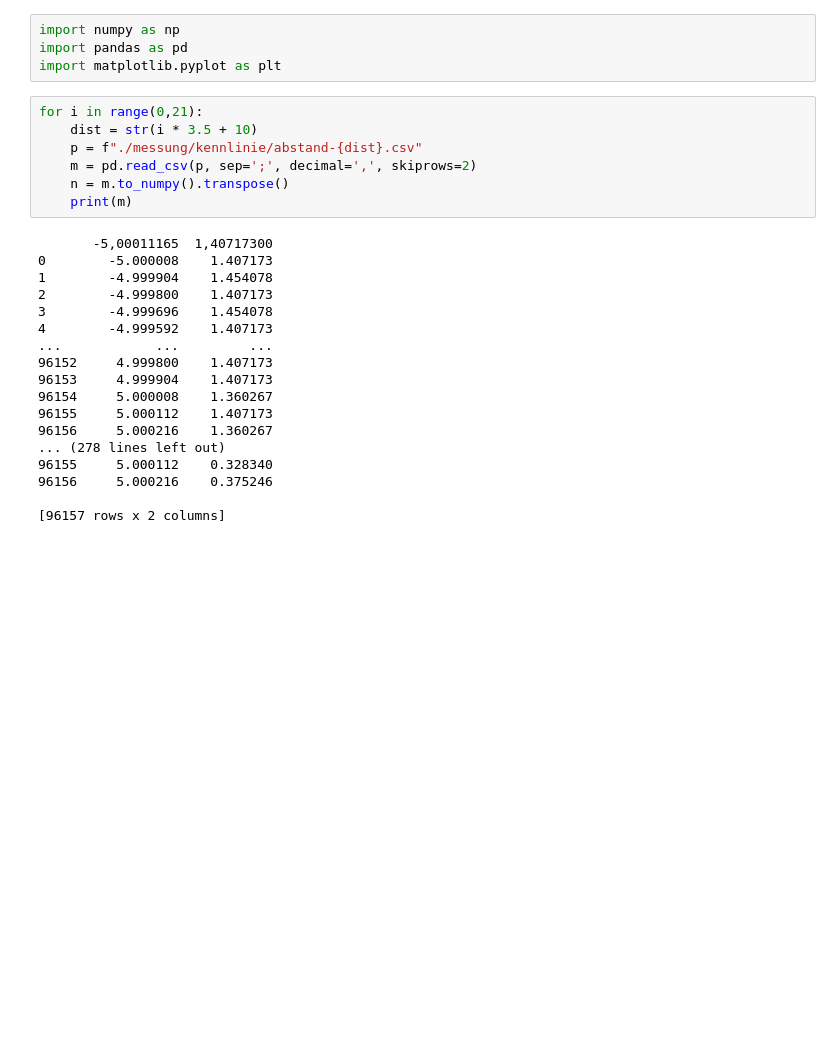
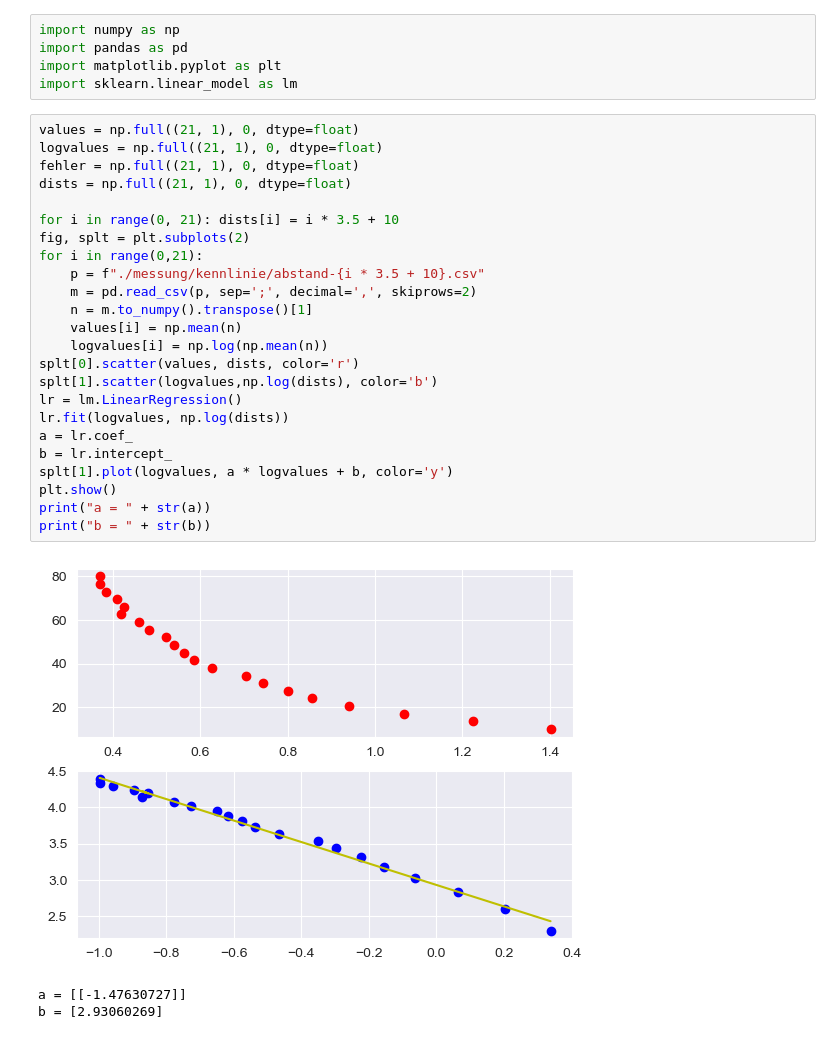
Before and after one commit to Atomarverseucht/AIN, a Jupyter notebook: 3/technische-grundlagen-der-kuenstlichen-intelligenz/python/versuch1/neu-auswertung.ipynb, the cells around one changed output. Drawn from its saved outputs; the diff is of its cells as text; blank space fills up the shorter version.

```diff
--- a/3/technische-grundlagen-der-kuenstlichen-intelligenz/python/versuch1/neu-auswertung.ipynb
+++ b/3/technische-grundlagen-der-kuenstlichen-intelligenz/python/versuch1/neu-auswertung.ipynb
@@ -2,28 +2,32 @@
 import numpy as np
 import pandas as pd
 import matplotlib.pyplot as plt
+import sklearn.linear_model as lm
 # %%
+values = np.full((21, 1), 0, dtype=float)
+logvalues = np.full((21, 1), 0, dtype=float)
+fehler = np.full((21, 1), 0, dtype=float)
+dists = np.full((21, 1), 0, dtype=float)
+
+for i in range(0, 21): dists[i] = i * 3.5 + 10
+fig, splt = plt.subplots(2)
 for i in range(0,21):
-    dist = str(i * 3.5 + 10)
-    p = f"./messung/kennlinie/abstand-{dist}.csv"
+    p = f"./messung/kennlinie/abstand-{i * 3.5 + 10}.csv"
     m = pd.read_csv(p, sep=';', decimal=',', skiprows=2)
-    n = m.to_numpy().transpose()
-    print(m)
+    n = m.to_numpy().transpose()[1]
+    values[i] = np.mean(n)
+    logvalues[i] = np.log(np.mean(n))
+splt[0].scatter(values, dists, color='r')
+splt[1].scatter(logvalues,np.log(dists), color='b')
+lr = lm.LinearRegression()
+lr.fit(logvalues, np.log(dists))
+a = lr.coef_
+b = lr.intercept_
+splt[1].plot(logvalues, a * logvalues + b, color='y')
+plt.show()
+print("a = " + str(a))
+print("b = " + str(b))
 # %% [output]
+[figure, added]
-       -5,00011165  1,40717300
-0        -5.000008    1.407173
-1        -4.999904    1.454078
-2        -4.999800    1.407173
-3        -4.999696    1.454078
-4        -4.999592    1.407173
-...            ...         ...
-96152     4.999800    1.407173
-96153     4.999904    1.407173
-96154     5.000008    1.360267
-96155     5.000112    1.407173
-96156     5.000216    1.360267
-... (278 lines left out)
-96155     5.000112    0.328340
-96156     5.000216    0.375246
-
-[96157 rows x 2 columns]
+a = [[-1.47630727]]
+b = [2.93060269]
```
Also changed, not shown: parts of 6 cells of this notebook, 1 other file.
